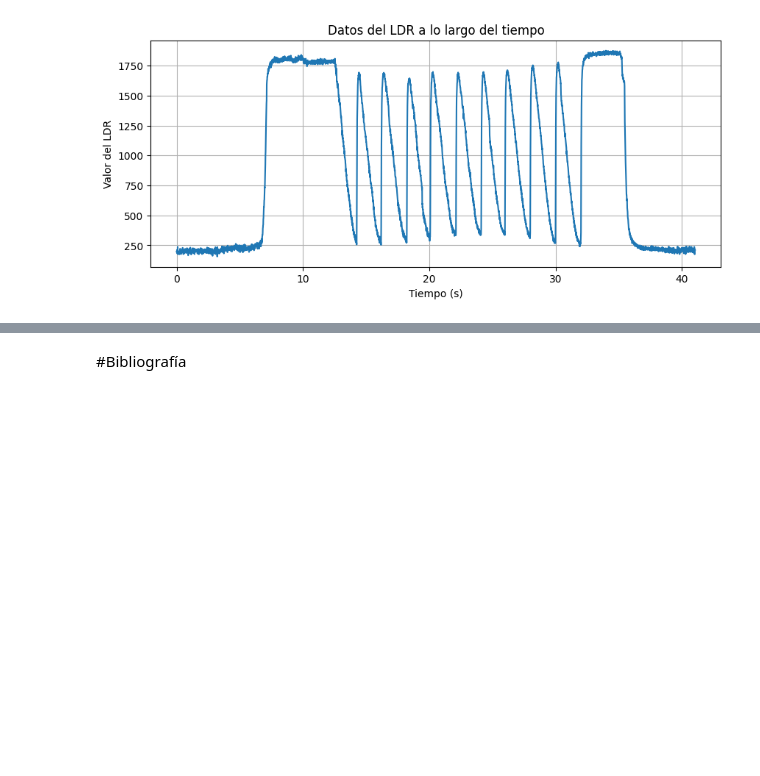
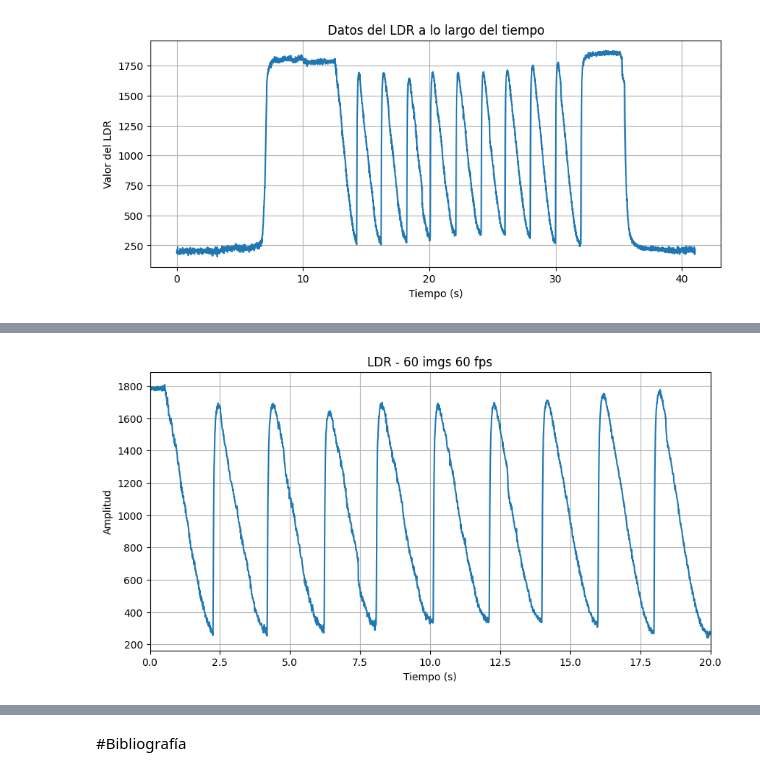
Before and after one commit to alex20022000/Signal_Processing_Project_Ciani-Dalle_Rive_Prieto, a Jupyter notebook: 01_Signal_Processing_Ciani+Dalle_Rive_Prieto.ipynb, the cells around one changed output, grey strips where cells are left out. Drawn from its saved outputs; the diff is of its cells as text; code cells hidden in the pictures; blank space fills up the shorter version.

```diff
--- a/01_Signal_Processing_Ciani+Dalle_Rive_Prieto.ipynb
+++ b/01_Signal_Processing_Ciani+Dalle_Rive_Prieto.ipynb
@@ -153,6 +175,9 @@ data_8 = pd.read_csv("/content/Signal_Processing_Project_Ciani-Dalle_Rive_Prieto
 data_9 = pd.read_csv("/content/Signal_Processing_Project_Ciani-Dalle_Rive_Prieto/Lectura/10-ldr-fs_100Hz-60imgs-120fps.json")
 data_10 = pd.read_csv("/content/Signal_Processing_Project_Ciani-Dalle_Rive_Prieto/Lectura/11-ldr-fs_100Hz-60imgs-240fps.json")
 data_11 = pd.read_csv("/content/Signal_Processing_Project_Ciani-Dalle_Rive_Prieto/Lectura/12-ldr-fs_100Hz-70imgs-60fps.json")
+data_12 = pd.read_csv("/content/Signal_Processing_Project_Ciani-Dalle_Rive_Prieto/Lectura/13-ldr-fs_500Hz-60imgs-60fps.json")
+data_13 = pd.read_csv("/content/Signal_Processing_Project_Ciani-Dalle_Rive_Prieto/Lectura/14-ldr-fs_500Hz-30imgs-60fps.json")
+data_14 = pd.read_csv("/content/Signal_Processing_Project_Ciani-Dalle_Rive_Prieto/Lectura/15-ldr-fs_500Hz-10imgs-60fps.json")
 data_1.head()
 # %% [output]
 |  | timestamp(ms) | LDR | Unnamed: 2 |
@@ -178,6 +203,9 @@ data_8.drop(columns=['Unnamed: 2'], inplace=True)
 data_9.drop(columns=['Unnamed: 2'], inplace=True)
 data_10.drop(columns=['Unnamed: 2'], inplace=True)
 data_11.drop(columns=['Unnamed: 2'], inplace=True)
+data_12.drop(columns=['Unnamed: 2'], inplace=True)
+data_13.drop(columns=['Unnamed: 2'], inplace=True)
+data_14.drop(columns=['Unnamed: 2'], inplace=True)
 
 data_1.head()
 # %% [output]
@@ -199,6 +227,9 @@ ldr_fs100Hz_60imgs_90fps = data_8['LDR']
 ldr_fs100Hz_60imgs_120fps = data_9['LDR']
 ldr_fs100Hz_60imgs_240fps = data_10['LDR']
 ldr_fs100Hz_70imgs_60fps = data_11['LDR']
+ldr_fs500Hz_60imgs_60fps = data_12['LDR']
+ldr_fs500Hz_30imgs_60fps = data_13['LDR']
+ldr_fs500Hz_10imgs_60fps = data_14['LDR']
 
 ldr_fs100Hz_60imgs_120fps.head()
 # %% [output]
@@ -216,6 +247,7 @@ len(ldr_fs100Hz_60imgs_60fps)
 # %%
 # Frecuencia de muestreo (Hz)
 fs = 100
+fs2 = 500
 
 # Creación del vector de tiempo
 t = np.arange(len(ldr_fs100Hz_60imgs_60fps)) / fs
@@ -229,6 +261,9 @@ t8 = np.arange(len(ldr_fs100Hz_60imgs_90fps)) / fs
 t9 = np.arange(len(ldr_fs100Hz_60imgs_120fps)) / fs
 t10 = np.arange(len(ldr_fs100Hz_60imgs_240fps)) / fs
 t11 = np.arange(len(ldr_fs100Hz_70imgs_60fps)) / fs
+t12 = np.arange(len(ldr_fs500Hz_60imgs_60fps)) / fs2
+t13 = np.arange(len(ldr_fs500Hz_30imgs_60fps)) / fs2
+t14 = np.arange(len(ldr_fs500Hz_10imgs_60fps)) / fs2
 
 seniales = [ldr_fs100Hz_60imgs_60fps,
             ldr_fs100Hz_50imgs_60fps,
@@ -239,9 +274,12 @@ seniales = [ldr_fs100Hz_60imgs_60fps,
             ldr_fs100Hz_60imgs_90fps,
             ldr_fs100Hz_60imgs_120fps,
             ldr_fs100Hz_60imgs_240fps,
-            ldr_fs100Hz_70imgs_60fps]
+            ldr_fs100Hz_70imgs_60fps,
+            ldr_fs500Hz_60imgs_60fps,
+            ldr_fs500Hz_30imgs_60fps,
+            ldr_fs500Hz_10imgs_60fps]
 
-tiempos = [t,t2,t3,t4,t5,t6,t8,t9,t10,t11]
+tiempos = [t,t2,t3,t4,t5,t6,t8,t9,t10,t11,t12,t13,t14]
 
 # Graficar
 plt.figure(figsize=(10, 4))
@@ -419,0 +319,62 @@ fft(ldr_acot,
+# %%
+import numpy as np
+
+# Parámetros
+fs = 100  # frecuencia de muestreo [Hz]
+tc1 = 12  # tiempo de corte 1 [segundos]
+tc2 = 32  # tiempo de corte 2 [segundos]
+t1 = tc1 * fs  # número de muestra en t = tc1 [muestras]
+t2 = tc2 * fs  # número de muestra en t = tc2 [muestras]
+
+# Acotamos la primera señal
+ldr_acot = ldr_fs100Hz_60imgs_60fps[t1:t2]  # tramo útil de la señal
+t_acot = np.arange(len(ldr_acot)) / fs  # recalculamos el vector de tiempo
+
+# Ajustar el tiempo del primer gráfico para que comience en 0
+t_acotado_0 = t_acot - t_acot[0]
+
+# Función para graficar (debe estar definida previamente)
+def graficar_t_VS_muestras(t, señal, xlabel, xlim, ylabel, titulo, grid):
+    import matplotlib.pyplot as plt
+    plt.figure(figsize=(10, 5))
+    plt.plot(t, señal)
+    plt.xlabel(xlabel)
+    plt.xlim(xlim)
+    plt.ylabel(ylabel)
+    plt.title(titulo)
+    plt.grid(grid)
+    plt.show()
+
+# Graficar la primera señal ajustada al tiempo 0
+graficar_t_VS_muestras(t_acotado_0,
+                       ldr_acot,
+                       xlabel='Tiempo (s)',
+                       xlim=(0, tc2 - tc1),  # ajustar los límites de x
+                       ylabel='Amplitud',
+                       titulo='LDR - 60 imgs 60 fps',
+                       grid=True
+                       )
+
+# Graficar la segunda señal ajustada al tiempo 0
+t_acotado_3 = tiempos[3] - 9.5  # restar el valor inicial de xlim al tiempo
+graficar_t_VS_muestras(t_acotado_3,
+                       seniales[3],
+                       xlabel='Tiempo (s)',
+                       xlim=(0, 10.5),  # ajustado a tiempo 0
+                       ylabel='Amplitud',
+                       titulo='LDR - 30 imgs 60 fps',
+                       grid=True
+                       )
+
+# Graficar la tercera señal ajustada al tiempo 0
+t_acotado_5 = tiempos[5] - 9.25  # restar el valor inicial de xlim al tiempo
+graficar_t_VS_muestras(t_acotado_5,
+                       seniales[5],
+                       xlabel='Tiempo (s)',
+                       xlim=(0, 3.75),  # ajustado a tiempo 0
+                       ylabel='Amplitud',
+                       titulo='LDR - 10 imgs 60 fps',
+                       grid=True
+                       )
+# %% [output]
+[figure, added]
```
Also changed, not shown: parts of 25 cells of this notebook.
